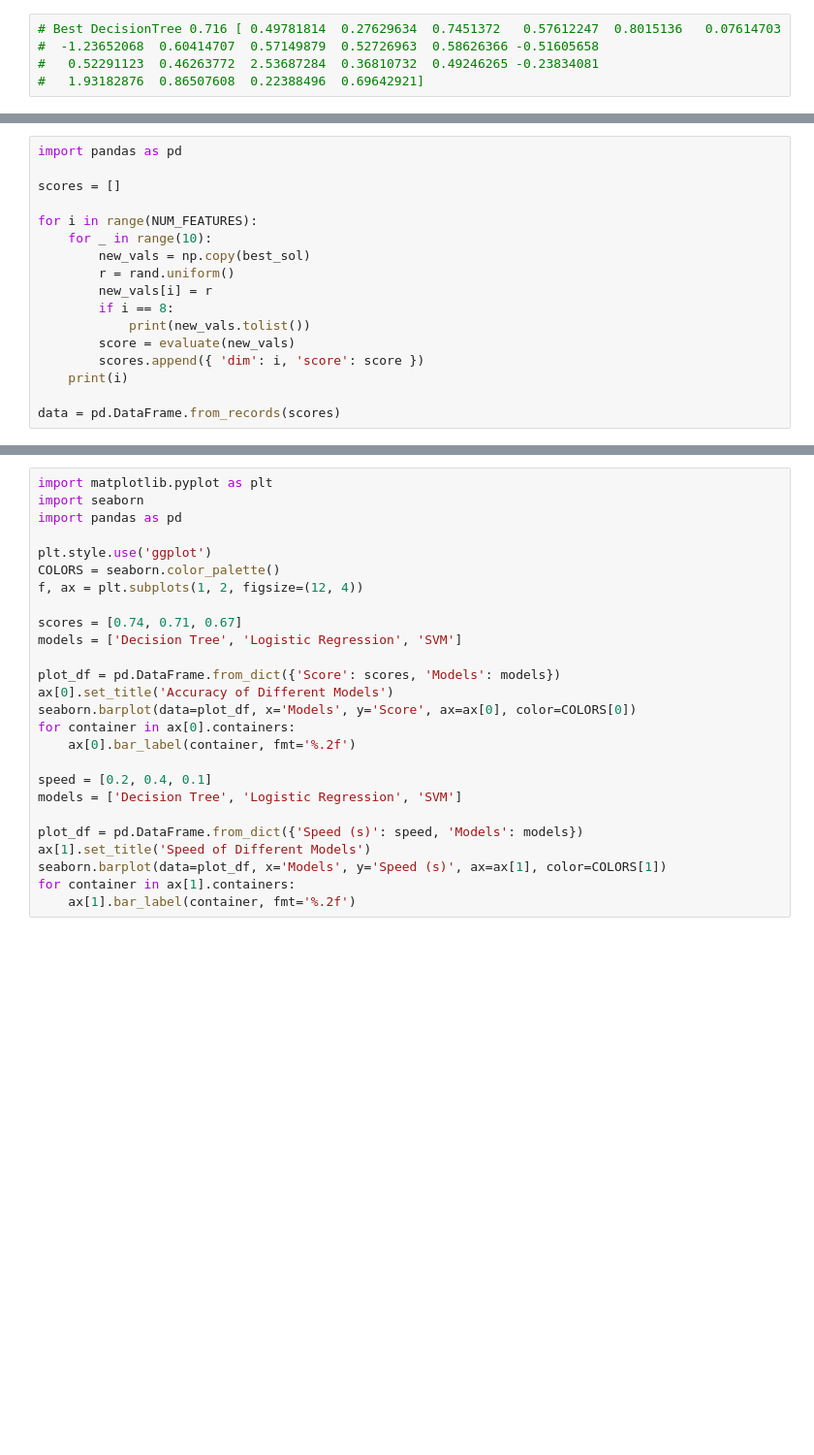
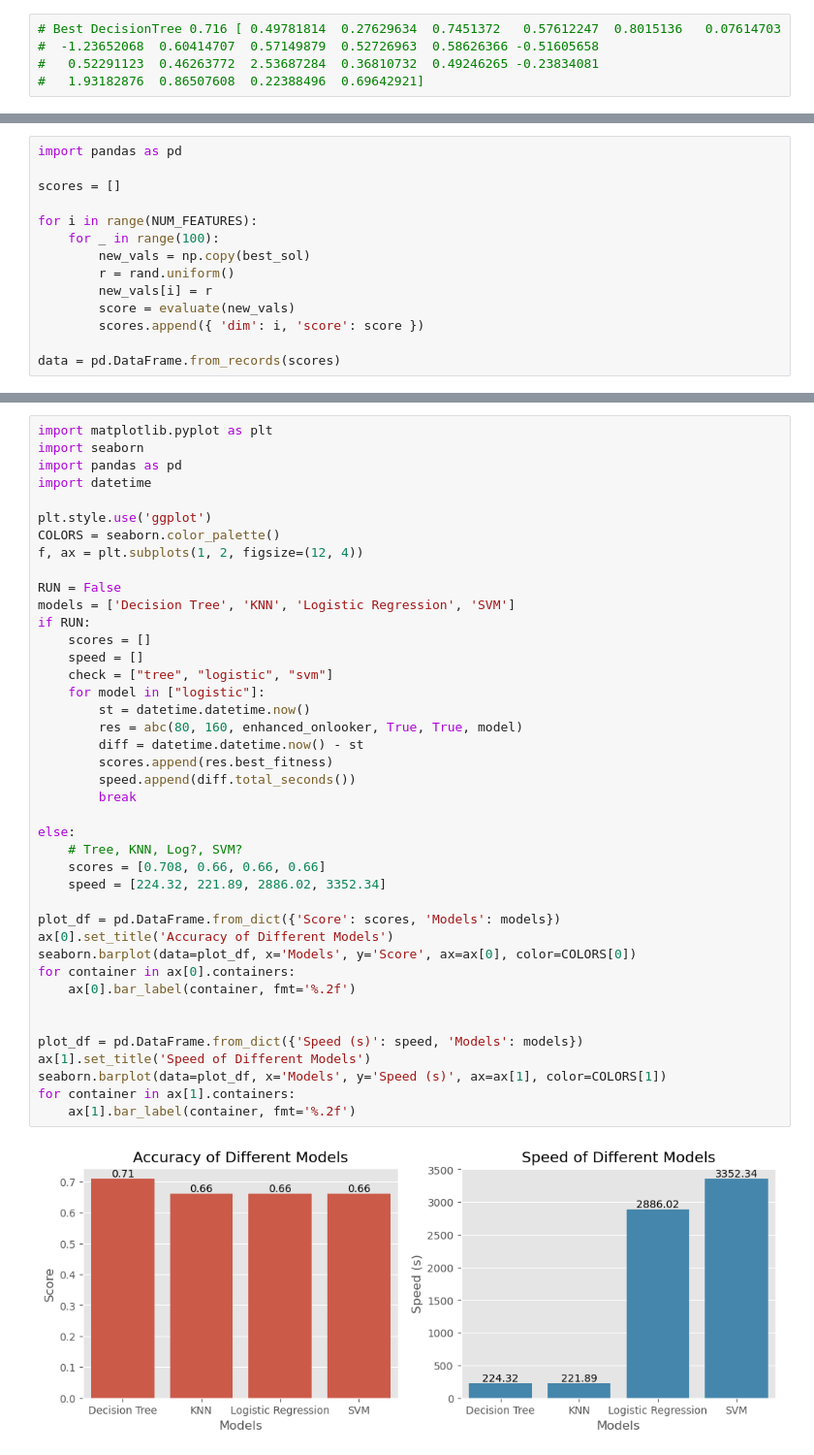
Before and after one commit to sbracellari/csi-6160, a Jupyter notebook: project/project.ipynb, the cells around one changed output, grey strips where cells are left out. Shown at 97% size. Cells and saved outputs as stored; diff of their text form; blank space fills up the shorter version.

```diff
--- a/project/project.ipynb
+++ b/project/project.ipynb
@@ -378,15 +423,12 @@ import pandas as pd
 scores = []
 
 for i in range(NUM_FEATURES):
-    for _ in range(10):
+    for _ in range(100):
         new_vals = np.copy(best_sol)
         r = rand.uniform()
         new_vals[i] = r
-        if i == 8:
-            print(new_vals.tolist())
         score = evaluate(new_vals)
         scores.append({ 'dim': i, 'score': score })
-    print(i)
 
 data = pd.DataFrame.from_records(scores)
 # %%
@@ -410,26 +480,43 @@ ax.hlines(best_acc, ax.get_xlim()[0], ax.get_xlim()[1])
 # %%
 import matplotlib.pyplot as plt
 import seaborn
 import pandas as pd
+import datetime
 
 plt.style.use('ggplot')
 COLORS = seaborn.color_palette()
 f, ax = plt.subplots(1, 2, figsize=(12, 4))
 
-scores = [0.74, 0.71, 0.67]
-models = ['Decision Tree', 'Logistic Regression', 'SVM']
+RUN = False
+models = ['Decision Tree', 'KNN', 'Logistic Regression', 'SVM']
+if RUN:
+    scores = []
+    speed = []
+    check = ["tree", "logistic", "svm"]
+    for model in ["logistic"]:
+        st = datetime.datetime.now()
+        res = abc(80, 160, enhanced_onlooker, True, True, model)
+        diff = datetime.datetime.now() - st
+        scores.append(res.best_fitness)
+        speed.append(diff.total_seconds())
+        break
+
+else:
+    # Tree, KNN, Log?, SVM?
+    scores = [0.708, 0.66, 0.66, 0.66]
+    speed = [224.32, 221.89, 2886.02, 3352.34]
 
 plot_df = pd.DataFrame.from_dict({'Score': scores, 'Models': models})
 ax[0].set_title('Accuracy of Different Models')
 seaborn.barplot(data=plot_df, x='Models', y='Score', ax=ax[0], color=COLORS[0])
 for container in ax[0].containers:
     ax[0].bar_label(container, fmt='%.2f')
 
-speed = [0.2, 0.4, 0.1]
-models = ['Decision Tree', 'Logistic Regression', 'SVM']
 
 plot_df = pd.DataFrame.from_dict({'Speed (s)': speed, 'Models': models})
 ax[1].set_title('Speed of Different Models')
 seaborn.barplot(data=plot_df, x='Models', y='Speed (s)', ax=ax[1], color=COLORS[1])
 for container in ax[1].containers:
     ax[1].bar_label(container, fmt='%.2f')
+# %% [output]
+[figure, added]
```
Also changed, not shown: parts of 25 cells of this notebook.
